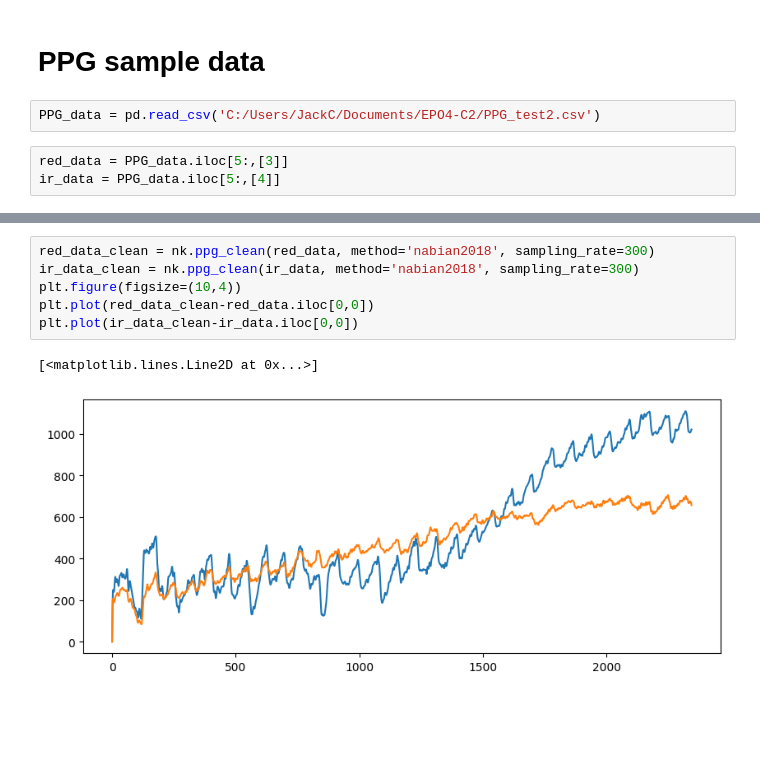
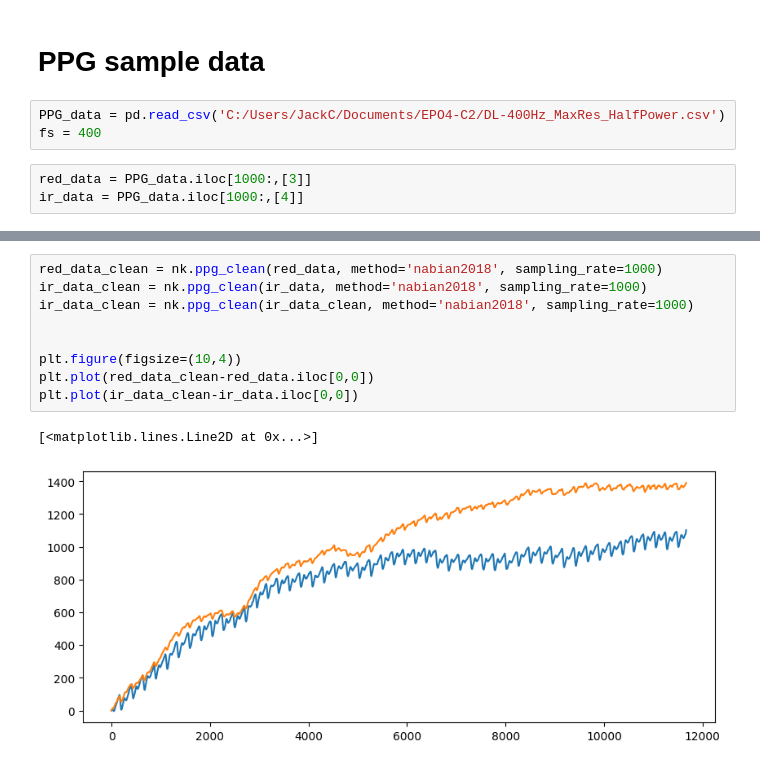
Before and after one commit to aacudad/EPO4-C2, a Jupyter notebook: PPG_preprocessing.ipynb, the cells around one changed output, grey strips where cells are left out. Saved outputs shown, nothing was run; the diff lists cells and outputs as text; blank space fills up the shorter version.

```diff
--- a/PPG_preprocessing.ipynb
+++ b/PPG_preprocessing.ipynb
@@ -249,7 +236,8 @@ S17
 # %% [markdown]
 # PPG sample data
 # %%
-PPG_data = pd.read_csv('C:/Users/JackC/Documents/EPO4-C2/PPG_test2.csv')
+PPG_data = pd.read_csv('C:/Users/JackC/Documents/EPO4-C2/DL-400Hz_MaxRes_HalfPower.csv')
+fs = 400
 # %%
-red_data = PPG_data.iloc[5:,[3]]
-ir_data = PPG_data.iloc[5:,[4]]
+red_data = PPG_data.iloc[1000:,[3]]
+ir_data = PPG_data.iloc[1000:,[4]]
@@ -256,9 +251,12 @@ ir_data = PPG_data.iloc[5:,[4]]
 # %%
-red_data_clean = nk.ppg_clean(red_data, method='nabian2018', sampling_rate=300)
-ir_data_clean = nk.ppg_clean(ir_data, method='nabian2018', sampling_rate=300)
+red_data_clean = nk.ppg_clean(red_data, method='nabian2018', sampling_rate=1000)
+ir_data_clean = nk.ppg_clean(ir_data, method='nabian2018', sampling_rate=1000)
+ir_data_clean = nk.ppg_clean(ir_data_clean, method='nabian2018', sampling_rate=1000)
+
+
 plt.figure(figsize=(10,4))
 plt.plot(red_data_clean-red_data.iloc[0,0])
 plt.plot(ir_data_clean-ir_data.iloc[0,0])
 # %% [output]
 [<matplotlib.lines.Line2D at 0x...>]
-[figure, old version]
+[figure, new version]
```
Also changed, not shown: parts of 16 cells of this notebook, 10 other files.
